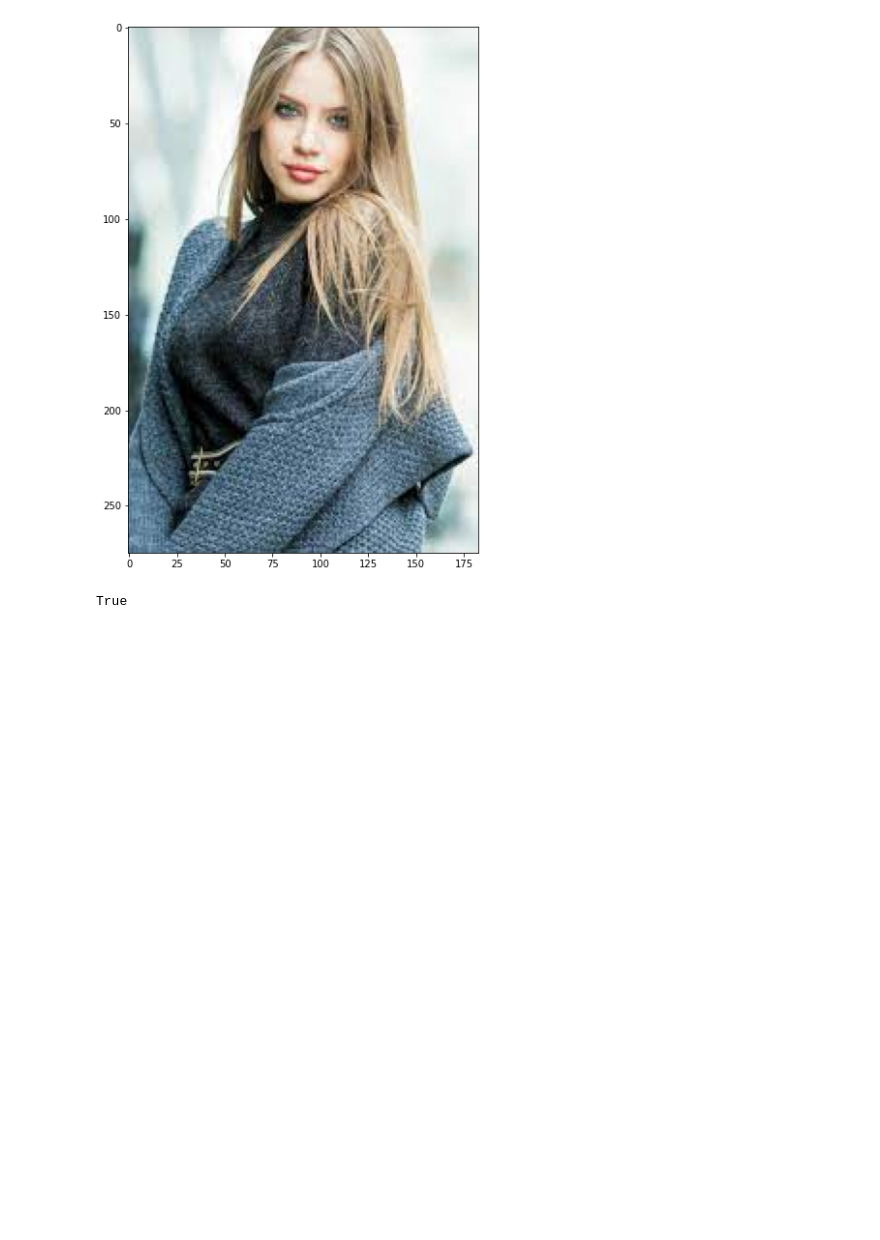
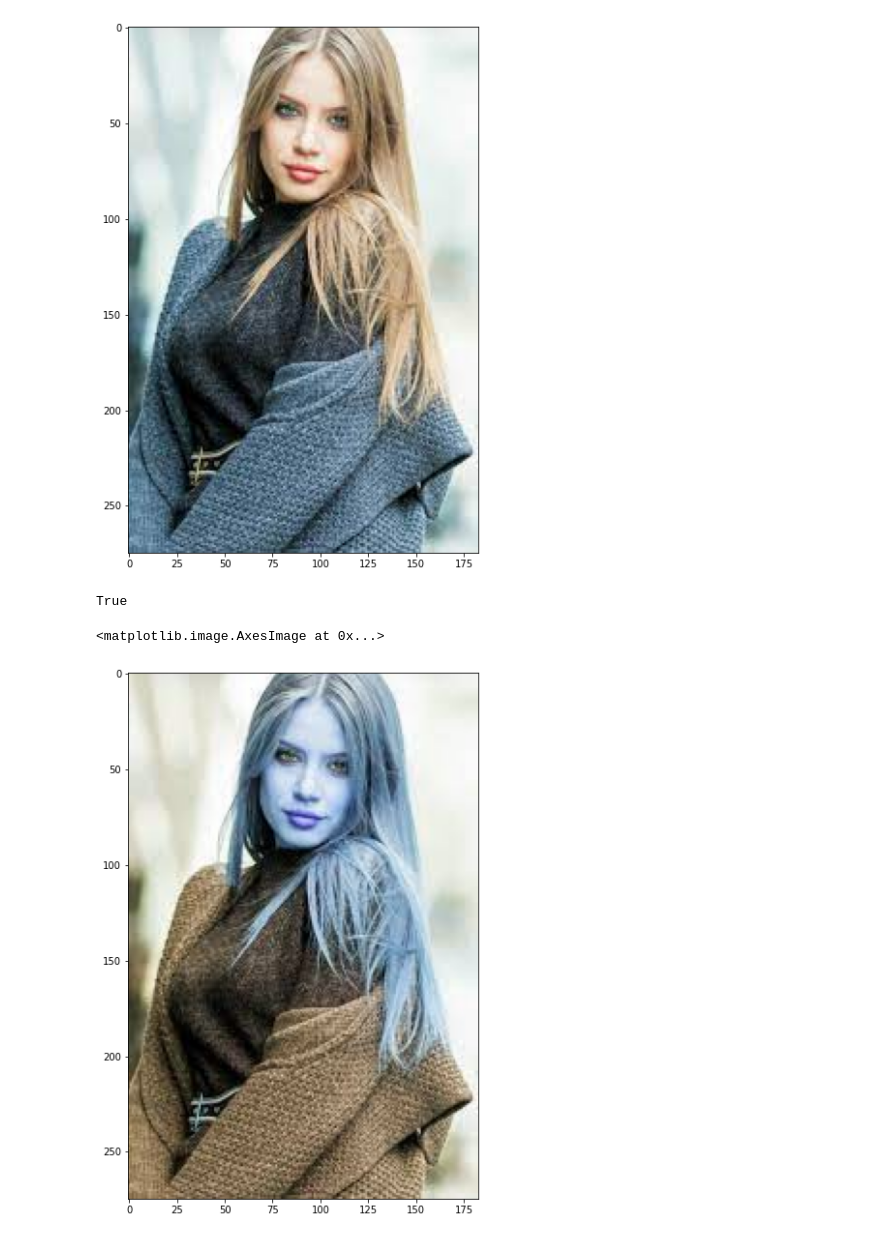
Before and after one commit to binhojulix/Data-Science, a Jupyter notebook: Visão Computacional/opencv.ipynb, the cells around one changed output. Saved outputs shown, nothing was run; the diff lists cells and outputs as text; code cells hidden in the pictures; blank space fills up the shorter version.

```diff
--- a/Visão Computacional/opencv.ipynb
+++ b/Visão Computacional/opencv.ipynb
@@ -26,7 +28,17 @@ plt.imshow(imagem)
 # %% [output]
 <matplotlib.image.AxesImage at 0x...>
 [figure]
-# %%
-cv2.imwrite("img/russian2.jpg", image)
-# %% [output]
-True
+# %%
+#salvar uma imagem
+cv2.imwrite("img/russian2.jpg", image)
+# %% [output]
+True
+# %%
+#convertendo uma imagem para escala de cinza
+imagem_gray = cv2.imread('img/russian2.jpg')
+gray_image = cv2.cvtColor(image, cv2.COLOR_BGR2GRAY)
+plt.figure(figsize=(20, 10))
+plt.imshow(imagem_gray, cmap="gray")
+# %% [output]
+<matplotlib.image.AxesImage at 0x...>
+[figure, added]
```
Also changed, not shown: parts of 5 cells of this notebook, 1 other file.
